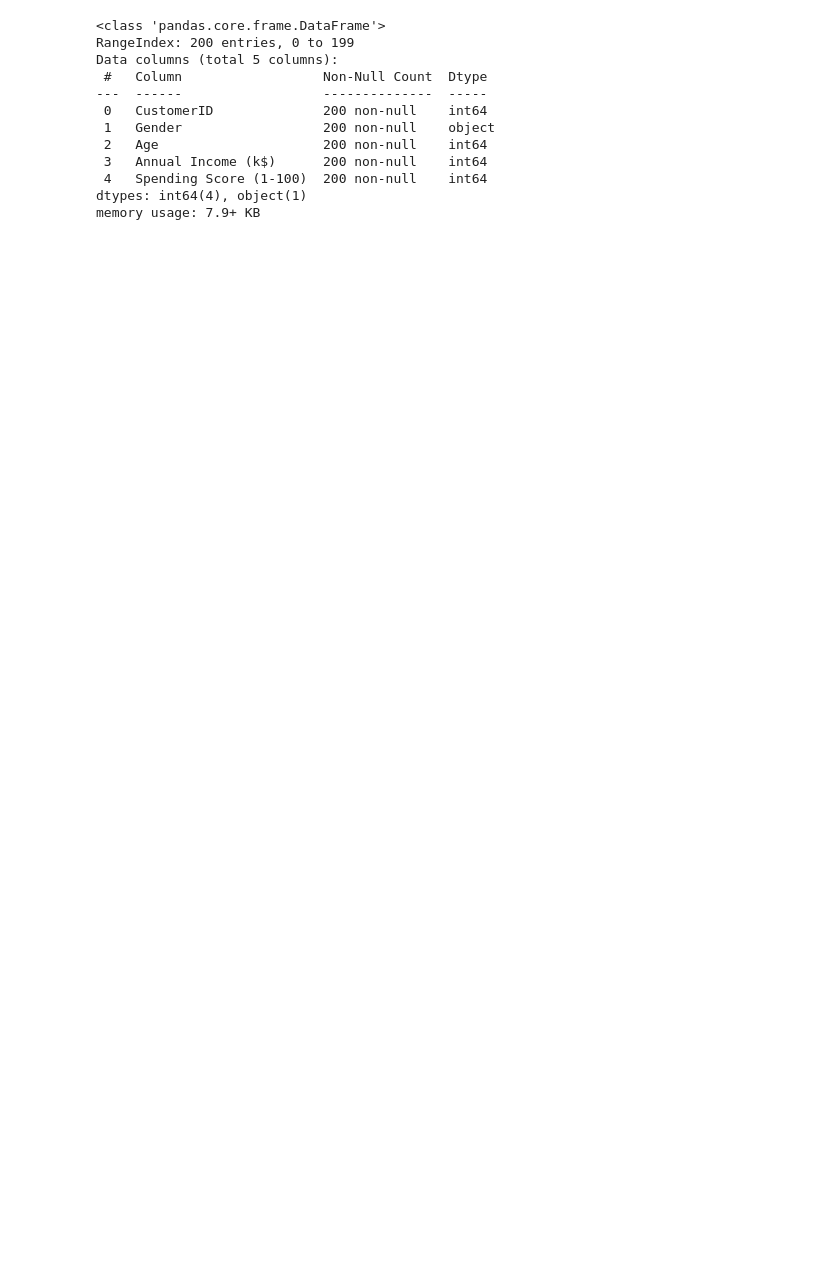
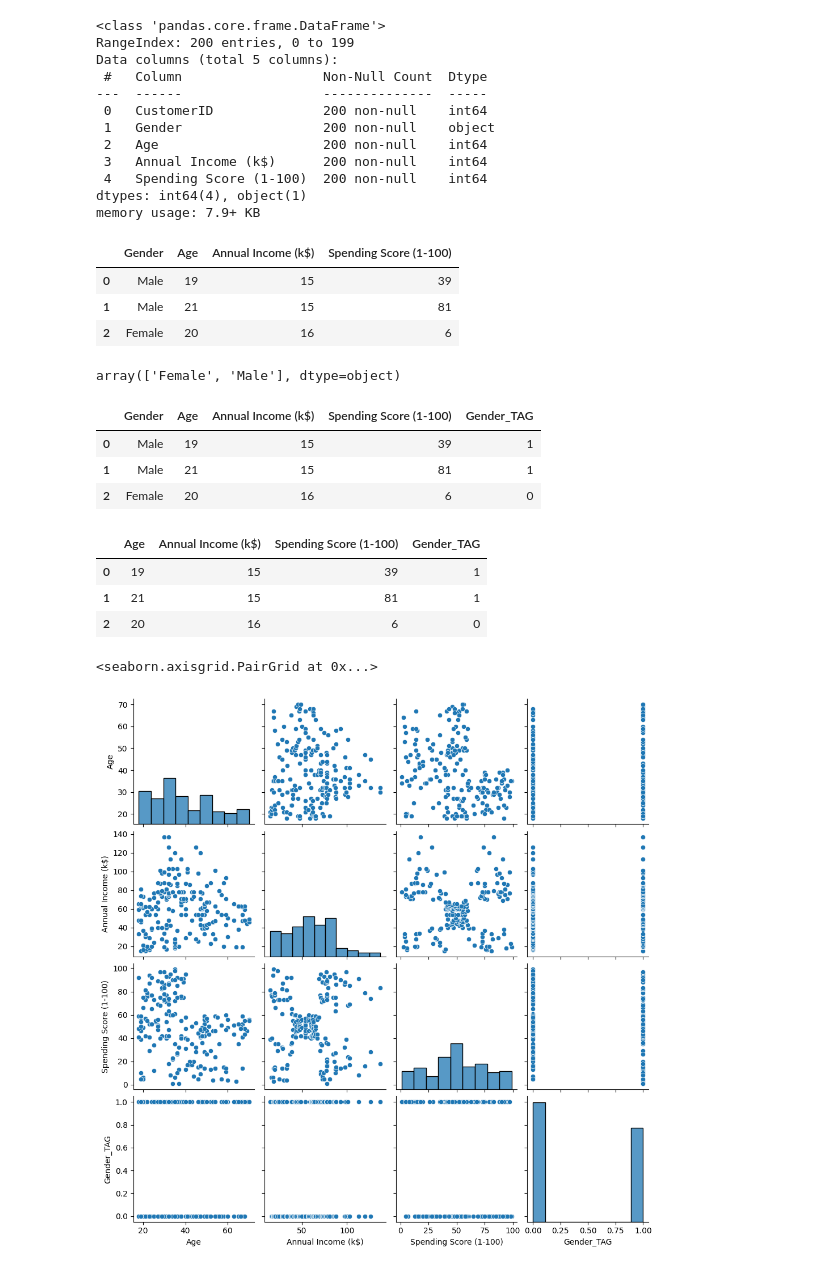
Before and after one commit to DeisyData/BIT_IA_Bootcamp, a Jupyter notebook: S8_C1_kmeans_customers.ipynb, the cells around one changed output. Drawn from its saved outputs; the diff is of its cells as text; code cells hidden in the pictures; blank space fills up the shorter version.

```diff
--- a/S8_C1_kmeans_customers.ipynb
+++ b/S8_C1_kmeans_customers.ipynb
@@ -35,3 +47,28 @@ Data columns (total 5 columns):
  4   Spending Score (1-100)  200 non-null    int64
 dtypes: int64(4), object(1)
 memory usage: 7.9+ KB
+# %%
+df = df.drop(['CustomerID'], axis=1)
+df.head(3)
+# %% [output]
+|  | Gender | Age | Annual Income (k$) | Spending Score (1-100) |
+| 0 | Male | 19 | 15 | 39 |
+| 1 | Male | 21 | 15 | 81 |
+| 2 | Female | 20 | 16 | 6 |
+# %%
+# Inicializar el encoder
+le = LabelEncoder()
+
+# Aplicar el encoder a la columna 'Gender'
+df['Gender_TAG'] = le.fit_transform(df['Gender'])
+# %%
+le.classes_
+# %% [output]
+array(['Female', 'Male'], dtype=object)
+# %%
+df.head(3)
+# %% [output]
+|  | Gender | Age | Annual Income (k$) | Spending Score (1-100) | Gender_TAG |
+| 0 | Male | 19 | 15 | 39 | 1 |
+| 1 | Male | 21 | 15 | 81 | 1 |
+| 2 | Female | 20 | 16 | 6 | 0 |
@@ -37,0 +77,13 @@ memory usage: 7.9+ KB
+# %%
+df = df.drop(['Gender'], axis=1)
+df.head(3)
+# %% [output]
+|  | Age | Annual Income (k$) | Spending Score (1-100) | Gender_TAG |
+| 0 | 19 | 15 | 39 | 1 |
+| 1 | 21 | 15 | 81 | 1 |
+| 2 | 20 | 16 | 6 | 0 |
+# %%
+sns.pairplot(df)
+# %% [output]
+<seaborn.axisgrid.PairGrid at 0x...>
+[figure, added]
```
Also changed, not shown: parts of 3 cells of this notebook.
